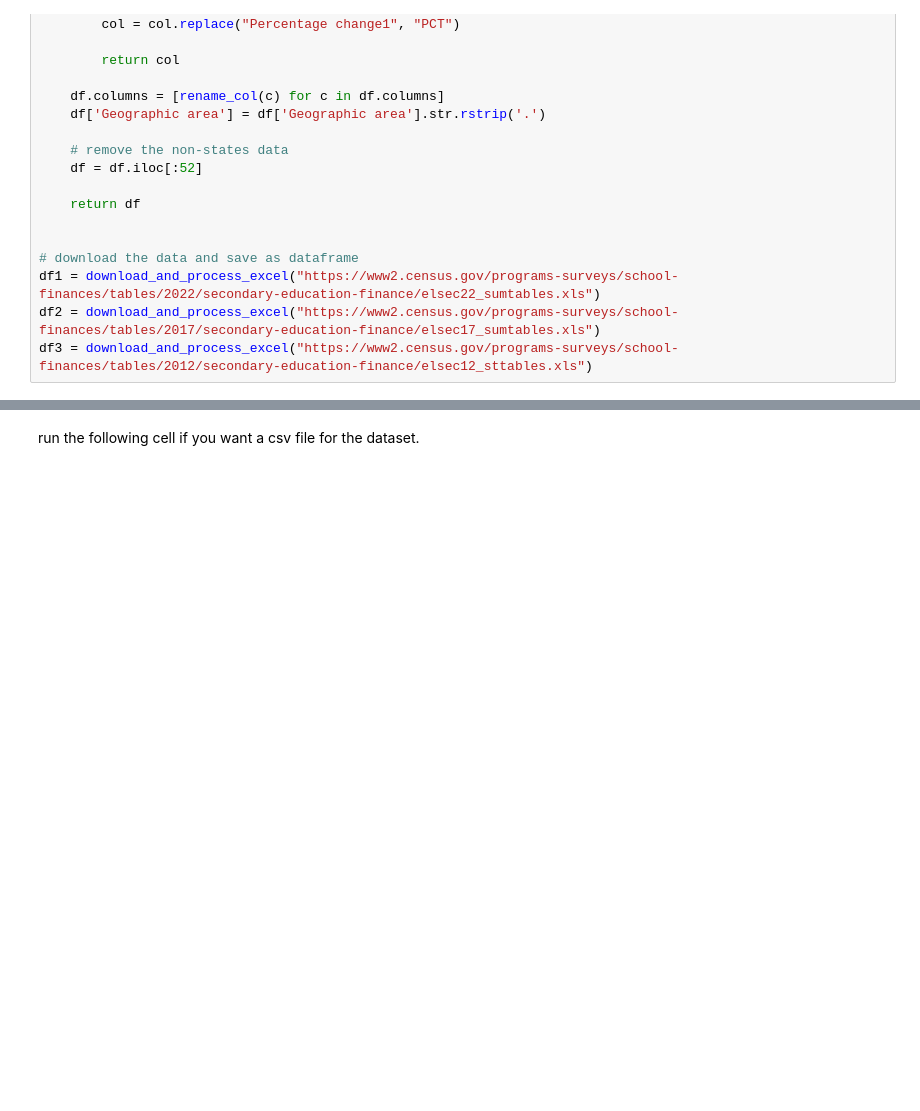
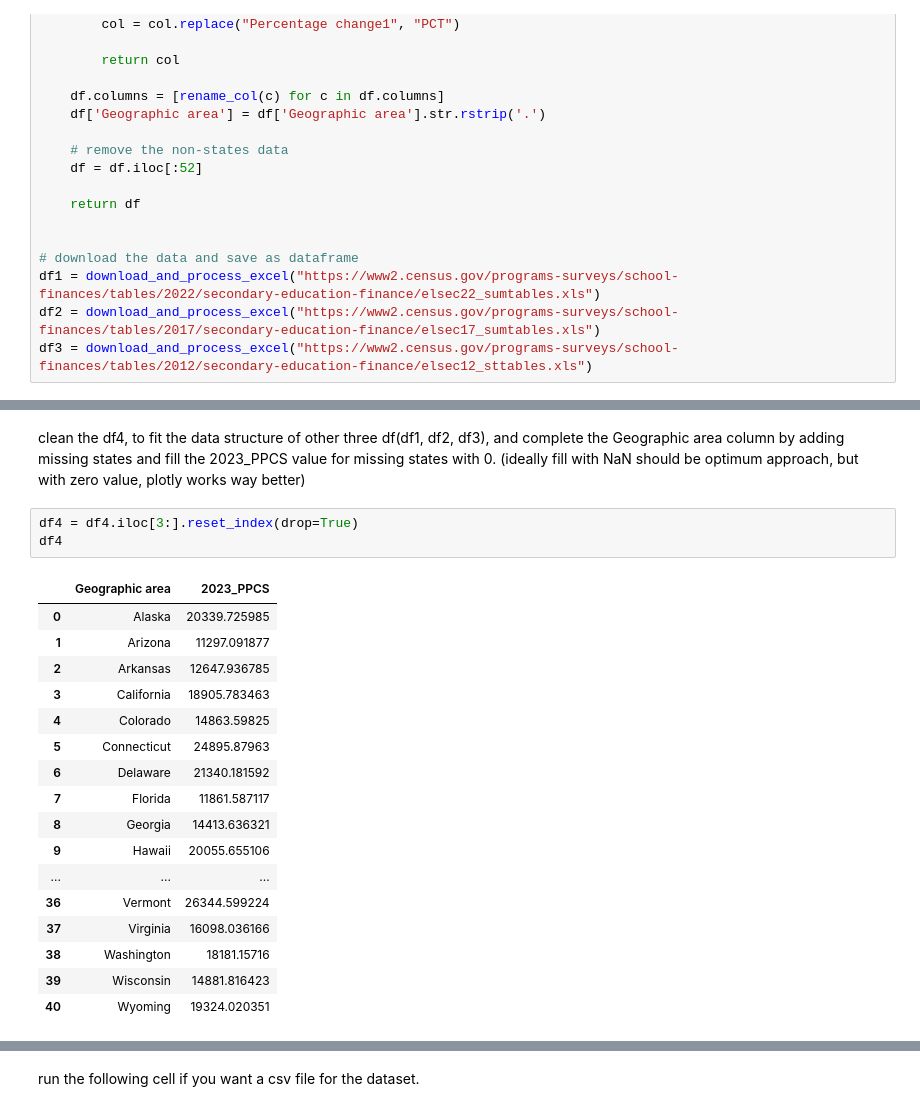
Before and after one commit to 1zpzz/QM2---school-shooting-, a Jupyter notebook: Data_cleaning_and_Visualisation_for_ESSA.ipynb, the cells around one changed output, grey strips where cells are left out. Drawn from its saved outputs; the diff is of its cells as text; blank space fills up the shorter version.

```diff
--- a/Data_cleaning_and_Visualisation_for_ESSA.ipynb
+++ b/Data_cleaning_and_Visualisation_for_ESSA.ipynb
@@ -61,0 +133,23 @@ df3 = download_and_process_excel("https://www2.census.gov/programs-surveys/schoo
+# %% [markdown]
+clean the df4, to fit the data structure of other three df(df1, df2, df3), and complete the Geographic area column by adding missing states and fill the 2023_PPCS value for missing states with 0. (ideally fill with NaN should be optimum approach, but with zero value, plotly works way better)
+# %%
+df4 = df4.iloc[3:].reset_index(drop=True)
+df4
+# %% [output]
+|  | Geographic area | 2023_PPCS |
+| 0 | Alaska | 20339.725985 |
+| 1 | Arizona | 11297.091877 |
+| 2 | Arkansas | 12647.936785 |
+| 3 | California | 18905.783463 |
+| 4 | Colorado | 14863.59825 |
+| 5 | Connecticut | 24895.87963 |
+| 6 | Delaware | 21340.181592 |
+| 7 | Florida | 11861.587117 |
+| 8 | Georgia | 14413.636321 |
+| 9 | Hawaii | 20055.655106 |
+| ... | ... | ... |
+| 36 | Vermont | 26344.599224 |
+| 37 | Virginia | 16098.036166 |
+| 38 | Washington | 18181.15716 |
+| 39 | Wisconsin | 14881.816423 |
+| 40 | Wyoming | 19324.020351 |
```
Also changed, not shown: parts of 7 cells of this notebook.
